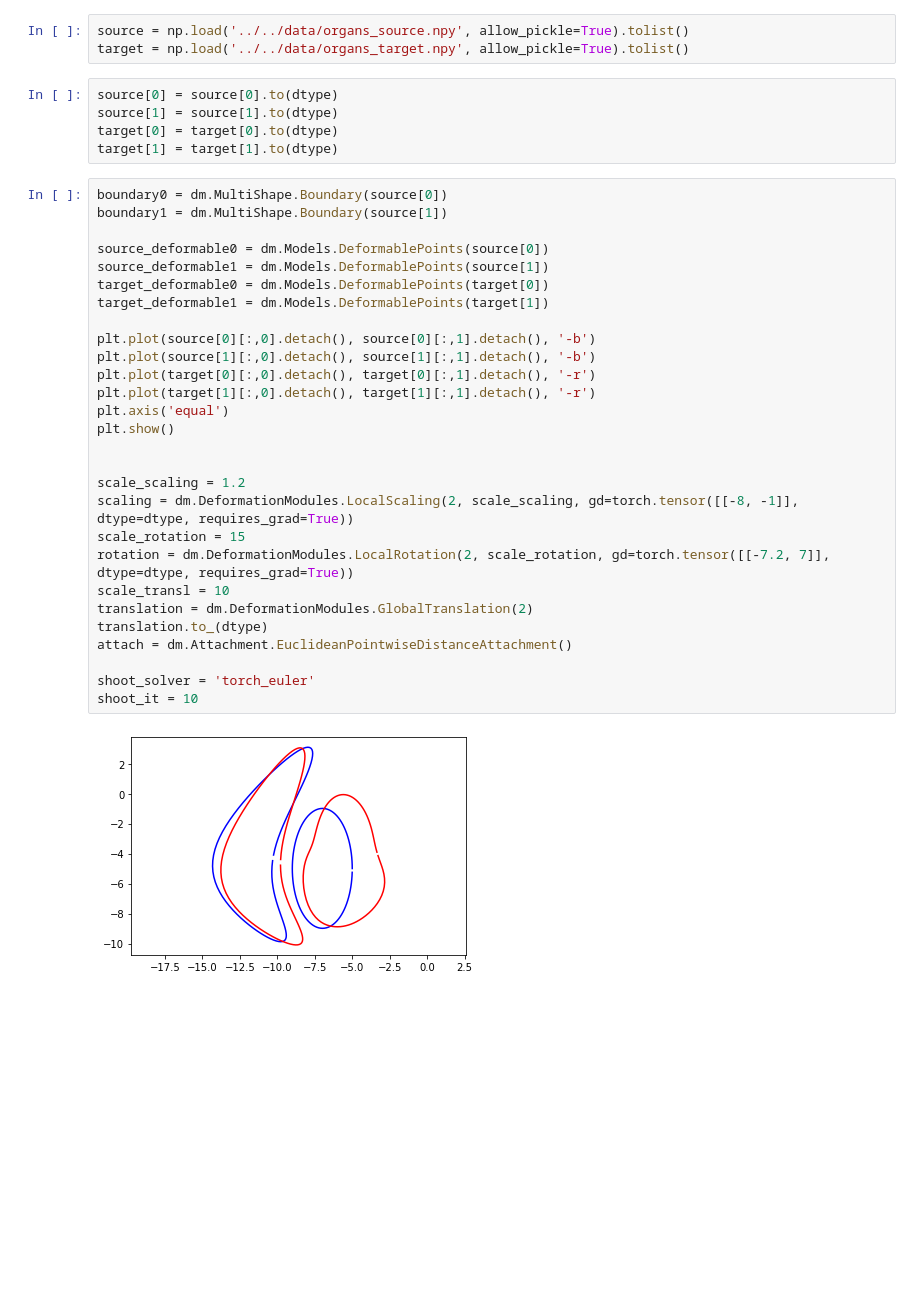
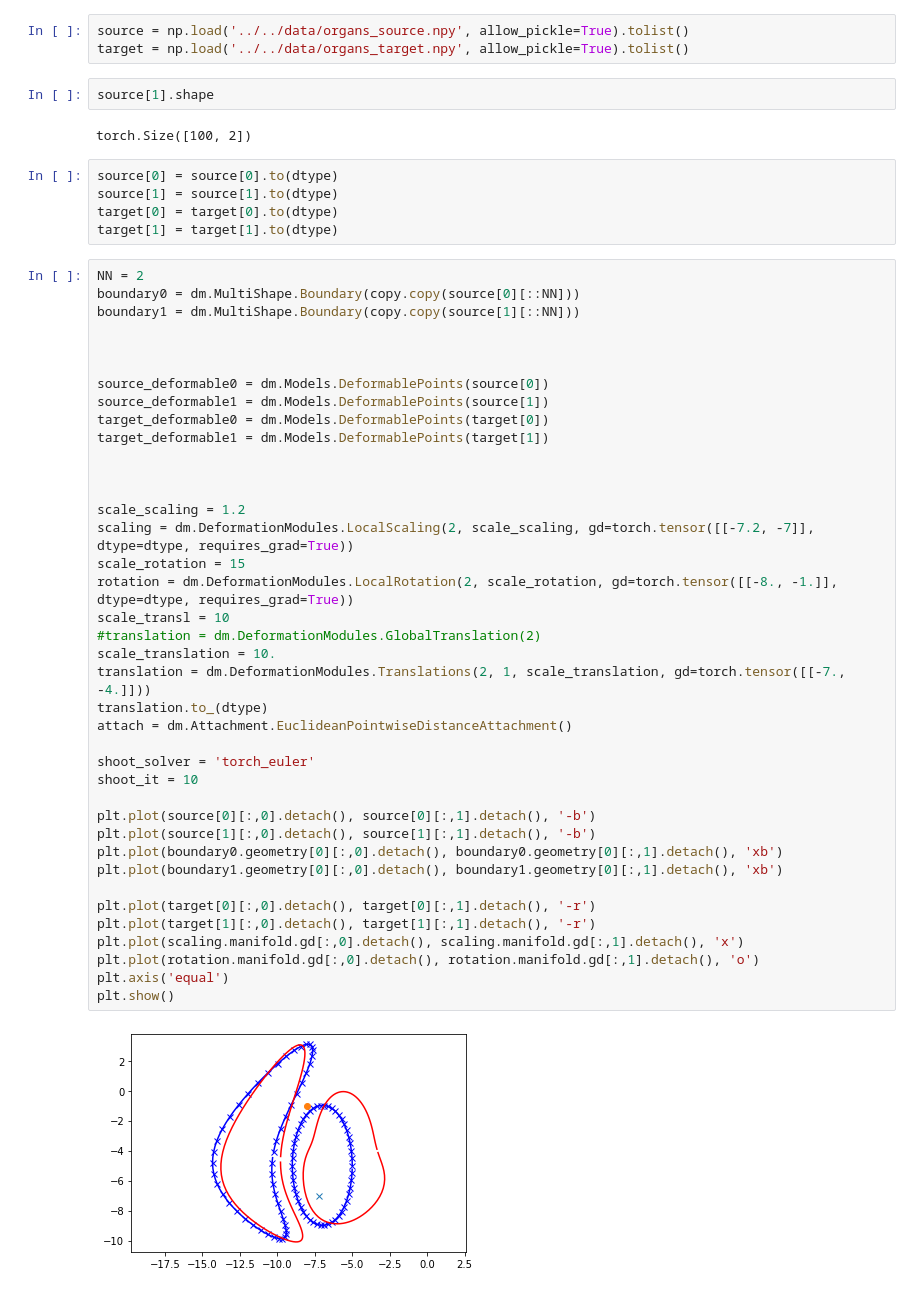
Before and after one commit to bgris/implicitmodules, a Jupyter notebook: script/torch/Matching_movingOrgans.ipynb, the cells around one changed output. Cells and saved outputs as stored; diff of their text form; blank space fills up the shorter version.

Commit message:
Examples working (still memory problem for too big boundaries and with global translation)

```diff
--- a/script/torch/Matching_movingOrgans.ipynb
+++ b/script/torch/Matching_movingOrgans.ipynb
@@ -22,40 +22,55 @@ dtype = torch.float32
 # %%
 source = np.load('../../data/organs_source.npy', allow_pickle=True).tolist()
 target = np.load('../../data/organs_target.npy', allow_pickle=True).tolist()
+# %%
+source[1].shape
+# %% [output]
+torch.Size([100, 2])
 # %%
 source[0] = source[0].to(dtype)
 source[1] = source[1].to(dtype)
 target[0] = target[0].to(dtype)
 target[1] = target[1].to(dtype)
 # %%
-boundary0 = dm.MultiShape.Boundary(source[0])
-boundary1 = dm.MultiShape.Boundary(source[1])
+NN = 2
+boundary0 = dm.MultiShape.Boundary(copy.copy(source[0][::NN]))
+boundary1 = dm.MultiShape.Boundary(copy.copy(source[1][::NN]))
+
+
 
 source_deformable0 = dm.Models.DeformablePoints(source[0])
 source_deformable1 = dm.Models.DeformablePoints(source[1])
 target_deformable0 = dm.Models.DeformablePoints(target[0])
 target_deformable1 = dm.Models.DeformablePoints(target[1])
 
-plt.plot(source[0][:,0].detach(), source[0][:,1].detach(), '-b')
-plt.plot(source[1][:,0].detach(), source[1][:,1].detach(), '-b')
-plt.plot(target[0][:,0].detach(), target[0][:,1].detach(), '-r')
-plt.plot(target[1][:,0].detach(), target[1][:,1].detach(), '-r')
-plt.axis('equal')
-plt.show()
 
 
 scale_scaling = 1.2
-scaling = dm.DeformationModules.LocalScaling(2, scale_scaling, gd=torch.tensor([[-8, -1]], dtype=dtype, requires_grad=True))
+scaling = dm.DeformationModules.LocalScaling(2, scale_scaling, gd=torch.tensor([[-7.2, -7]], dtype=dtype, requires_grad=True))
 scale_rotation = 15
-rotation = dm.DeformationModules.LocalRotation(2, scale_rotation, gd=torch.tensor([[-7.2, 7]], dtype=dtype, requires_grad=True))
+rotation = dm.DeformationModules.LocalRotation(2, scale_rotation, gd=torch.tensor([[-8., -1.]], dtype=dtype, requires_grad=True))
 scale_transl = 10
-translation = dm.DeformationModules.GlobalTranslation(2)
+#translation = dm.DeformationModules.GlobalTranslation(2)
+scale_translation = 10.
+translation = dm.DeformationModules.Translations(2, 1, scale_translation, gd=torch.tensor([[-7., -4.]]))
 translation.to_(dtype)
 attach = dm.Attachment.EuclideanPointwiseDistanceAttachment()
 
 shoot_solver = 'torch_euler'
 shoot_it = 10
+
+plt.plot(source[0][:,0].detach(), source[0][:,1].detach(), '-b')
+plt.plot(source[1][:,0].detach(), source[1][:,1].detach(), '-b')
+plt.plot(boundary0.geometry[0][:,0].detach(), boundary0.geometry[0][:,1].detach(), 'xb')
+plt.plot(boundary1.geometry[0][:,0].detach(), boundary1.geometry[0][:,1].detach(), 'xb')
+
+plt.plot(target[0][:,0].detach(), target[0][:,1].detach(), '-r')
+plt.plot(target[1][:,0].detach(), target[1][:,1].detach(), '-r')
+plt.plot(scaling.manifold.gd[:,0].detach(), scaling.manifold.gd[:,1].detach(), 'x')
+plt.plot(rotation.manifold.gd[:,0].detach(), rotation.manifold.gd[:,1].detach(), 'o')
+plt.axis('equal')
+plt.show()
 # %% [output]
-[figure, old version]
+[figure, new version]
 # %%
 compound_man = dm.MultiShape.MultishapeCompoundManifold.MultishapeCompoundManifold([dm.Manifolds.CompoundManifold([source_deformable0.silent_module.manifold.clone(requires_grad=True), rotation.manifold.clone(requires_grad=True), boundary0.silent_module.manifold.clone(requires_grad=True)]), dm.Manifolds.CompoundManifold([source_deformable1.silent_module.manifold.clone(requires_grad=True), scaling.manifold.clone(requires_grad=True), translation.manifold.clone(requires_grad=True), boundary1.silent_module.manifold.clone(requires_grad=True)]), dm.Manifolds.CompoundManifold([boundary0.silent_module.manifold.clone(requires_grad=True), boundary1.silent_module.manifold.clone(requires_grad=True)])])
```
Also changed, not shown: parts of 24 cells of this notebook, 1 other file.
